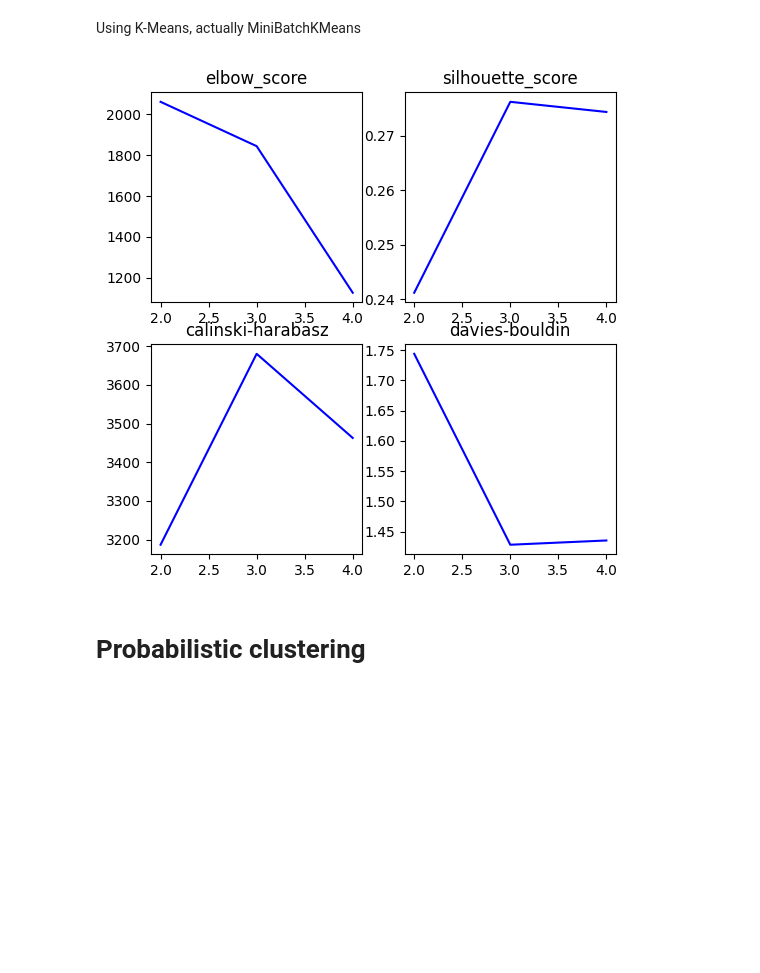
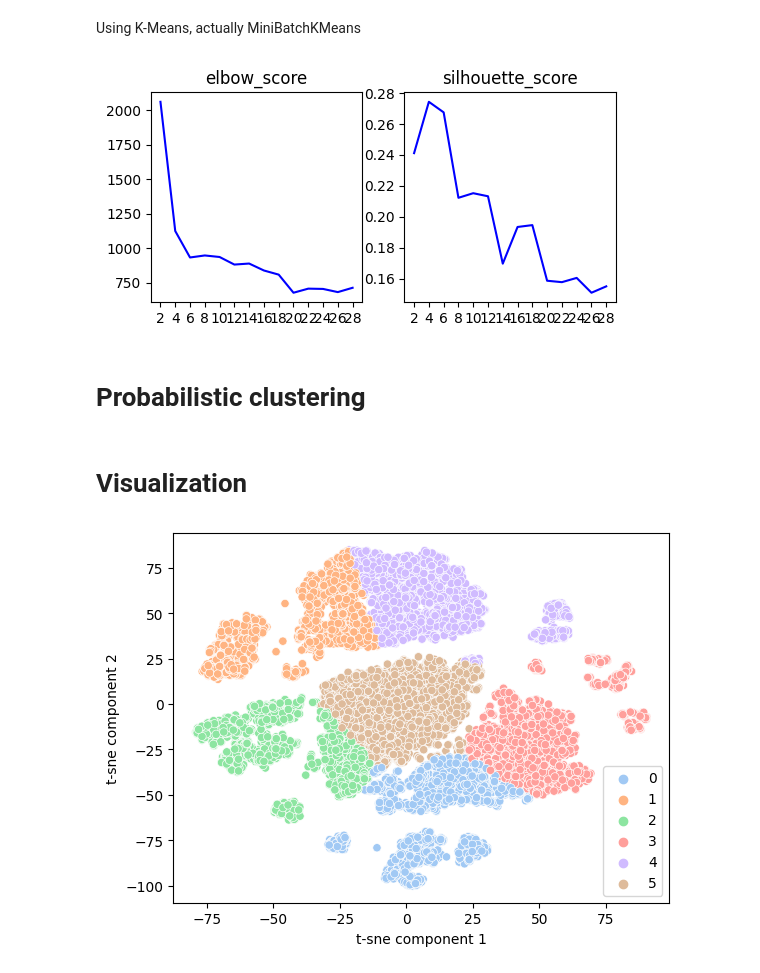
Before and after one commit to adgiz05/spotify_unsupervised_learning, a Jupyter notebook: main.ipynb, the cells around one changed output. Drawn from its saved outputs; the diff is of its cells as text; code cells hidden in the pictures; blank space fills up the shorter version.

```diff
--- a/main.ipynb
+++ b/main.ipynb
@@ -104,15 +108,16 @@ def clustering_metrics(dataset, model_str, range_, plot=False):
     metrics = {
         'elbow_score'       : elb,
         'silhouette_score'  : sil,
-        'calinski-harabasz' : c_h,
-        'davies-bouldin'    : d_b
+        #'calinski-harabasz' : c_h,
+        #'davies-bouldin'    : d_b
     }
 
     if plot:
-        plt.figure(figsize=(6, 6))
+        plt.figure(figsize=(6, 10))
         for i, (title, values) in enumerate(zip(metrics.keys(), metrics.values())):
             plt.subplot(2, 2, i+1)
             plt.title(title)
+            plt.xticks(range_)
             plt.plot(range_, values, 'b-')
 
     return metrics
@@ -123,8 +132,10 @@ def clustering_metrics(dataset, model_str, range_, plot=False):
 # %% [markdown]
 Using K-Means, actually MiniBatchKMeans
 # %%
-metrics = clustering_metrics(dataset, 'kmeans', range(2, 5), plot=True)
+metrics = clustering_metrics(dataset, 'kmeans', range(2, 30, 2), plot=True)
 # %% [output]
-[figure, old version]
+[figure, new version]
 # %% [markdown]
 # Probabilistic clustering
+# %% [markdown]
+# Visualization
@@ -130,0 +156,9 @@ metrics = clustering_metrics(dataset, 'kmeans', range(2, 5), plot=True)
+# %%
+method = MiniBatchKMeans
+n_clusters = 6
+reducer = TSNE
+# reducer = umap.UMAP()
+
+visualize_clusters(method, n_clusters, reducer)
+# %% [output]
+[figure, added]
```
Also changed, not shown: parts of 3 cells of this notebook.
